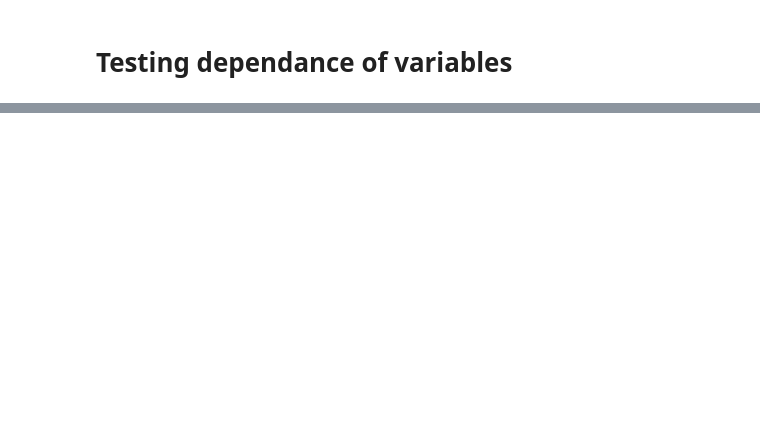
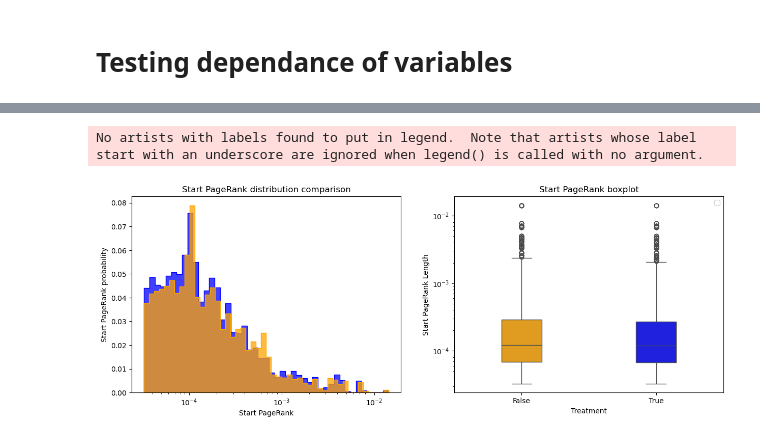
Before and after one commit to epfl-ada/ada-2023-project-tddt-thedatadreamteam, a Jupyter notebook: initial_analysis.ipynb, the cells around one changed output, grey strips where cells are left out. Saved outputs shown, nothing was run; the diff lists cells and outputs as text; code cells hidden in the pictures; blank space fills up the shorter version.

```diff
--- a/initial_analysis.ipynb
+++ b/initial_analysis.ipynb
@@ -785,0 +1160,16 @@ print(model.summary())
+# %%
+
+fig, axes = plt.subplots(nrows=1, ncols=2, figsize=(15, 5))
+
+ax = sns.histplot(df_analysis[df_analysis.treatment]["startPageRank"], stat='probability', color='blue', label='treated', element="step", ax=axes[0], log_scale=True)
+ax = sns.histplot(df_analysis[~df_analysis.treatment]["startPageRank"], stat='probability', color='orange', label='control', element="step", ax=axes[0],log_scale=True)
+
+bx = sns.boxplot(x="treatment", y="startPageRank", data=df_analysis, ax=axes[1], palette=["orange", "blue"], width=0.3, log_scale=True)
+
+ax.set(title='Start PageRank distribution comparison', xlabel="Start PageRank", ylabel='Start PageRank probability')
+bx.set(title='Start PageRank boxplot', xlabel="Treatment", ylabel='Start PageRank Length')
+plt.legend()
+plt.show()
+# %% [output]
+No artists with labels found to put in legend.  Note that artists whose label start with an underscore are ignored when legend() is called with no argument.
+[figure, added]
```
Also changed, not shown: parts of 46 cells of this notebook.
